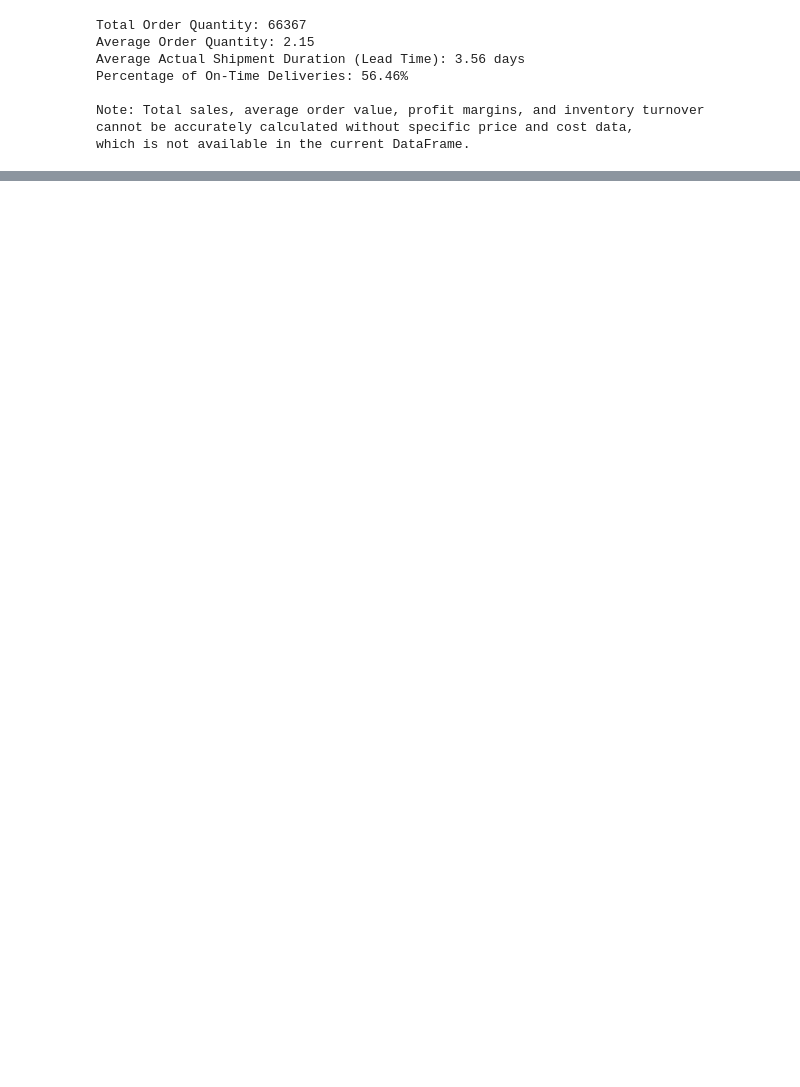
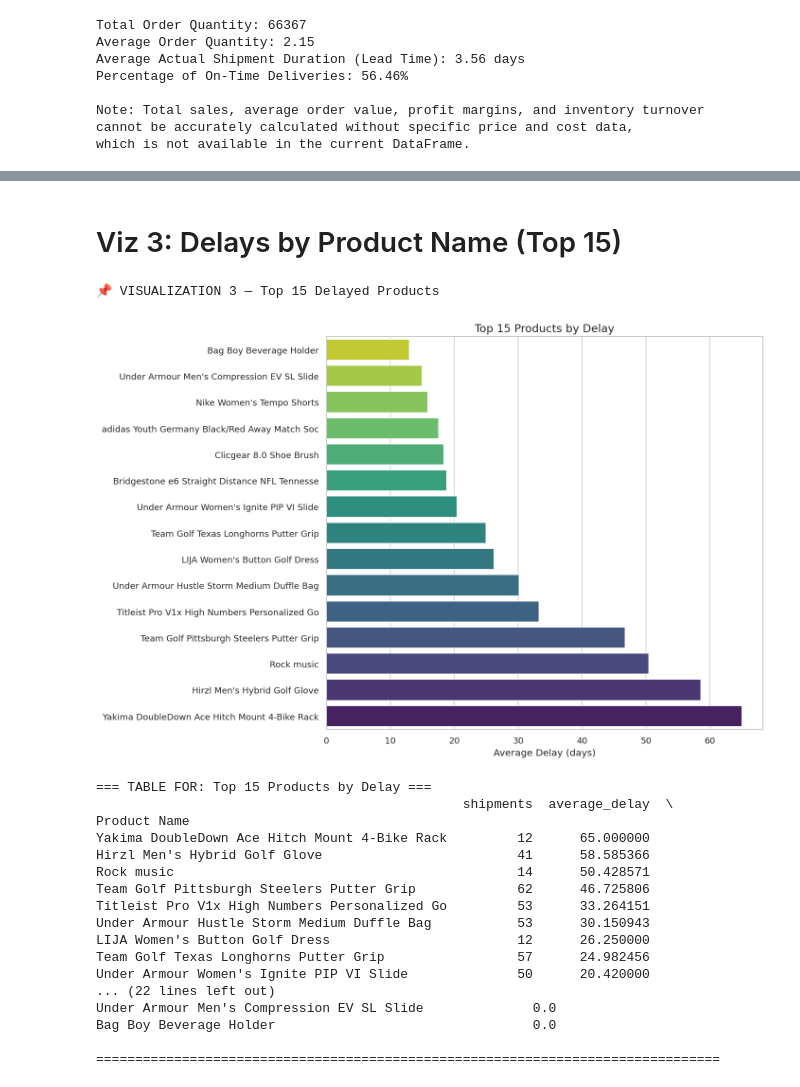
Before and after one commit to JawidMohseni/ELO2-supply-chain, a Jupyter notebook: 4_data_analysis/data_analysis_notebook.ipynb, the cells around one changed output, grey strips where cells are left out. Cells and saved outputs as stored; diff of their text form; code cells hidden in the pictures; blank space fills up the shorter version.

```diff
--- a/4_data_analysis/data_analysis_notebook.ipynb
+++ b/4_data_analysis/data_analysis_notebook.ipynb
@@ -366,0 +417,26 @@ plt.show()
+# %% [markdown]
+# Viz 3: Delays by Product Name (Top 15)
+# %%
+print("📌 VISUALIZATION 3 — Top 15 Delayed Products")
+prod_summary = delay_summary(delayed, 'Product Name', top_n=15)
+plot_delay(prod_summary, "Top 15 Products by Delay", figsize=(12,8))
+# %% [output]
+📌 VISUALIZATION 3 — Top 15 Delayed Products
+[figure, added]
+=== TABLE FOR: Top 15 Products by Delay ===
+                                               shipments  average_delay  \
+Product Name
+Yakima DoubleDown Ace Hitch Mount 4-Bike Rack         12      65.000000
+Hirzl Men's Hybrid Golf Glove                         41      58.585366
+Rock music                                            14      50.428571
+Team Golf Pittsburgh Steelers Putter Grip             62      46.725806
+Titleist Pro V1x High Numbers Personalized Go         53      33.264151
+Under Armour Hustle Storm Medium Duffle Bag           53      30.150943
+LIJA Women's Button Golf Dress                        12      26.250000
+Team Golf Texas Longhorns Putter Grip                 57      24.982456
+Under Armour Women's Ignite PIP VI Slide              50      20.420000
+... (22 lines left out)
+Under Armour Men's Compression EV SL Slide              0.0
+Bag Boy Beverage Holder                                 0.0
+
+================================================================================
```
Also changed, not shown: parts of 54 cells of this notebook, 20 other files.
